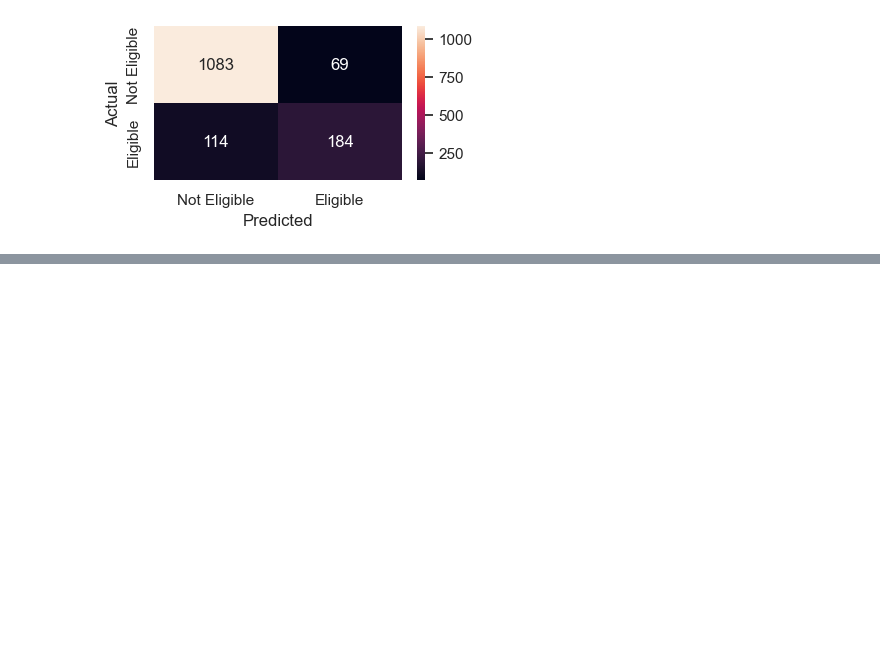
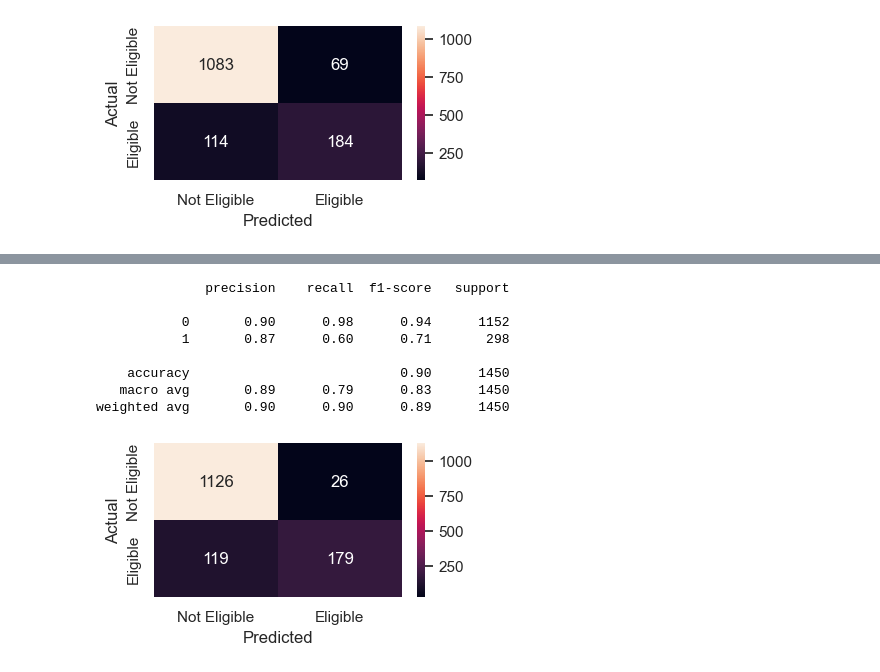
Before and after one commit to Alfredo2212/credit_risk-240625, a Jupyter notebook: credit_risk_240625.ipynb, the cells around one changed output, grey strips where cells are left out. Drawn from its saved outputs; the diff is of its cells as text; code cells hidden in the pictures; blank space fills up the shorter version.

Commit message:
Random forest classifier with weight and check performance both train and test

```diff
--- a/credit_risk_240625.ipynb
+++ b/credit_risk_240625.ipynb
@@ -394,0 +399,6 @@ weighted avg       0.87      0.87      0.87      1450
+# %%
+# Defining random forest model with class weights
+rf = RandomForestClassifier(class_weight={0:0.2,1:0.8}, random_state=22)
+
+# Fitting random forest model
+rf.fit(x_train,y_train)
@@ -394,0 +421,14 @@ weighted avg       0.87      0.87      0.87      1450
+# %%
+# Check performance on test
+rf_test_pred = rf.predict(x_test)
+metrics_score(y_test, rf_test_pred)
+# %% [output]
+              precision    recall  f1-score   support
+
+           0       0.90      0.98      0.94      1152
+           1       0.87      0.60      0.71       298
+
+    accuracy                           0.90      1450
+   macro avg       0.89      0.79      0.83      1450
+weighted avg       0.90      0.90      0.89      1450
+[figure, added]
```
Also changed, not shown: parts of 5 cells of this notebook.
